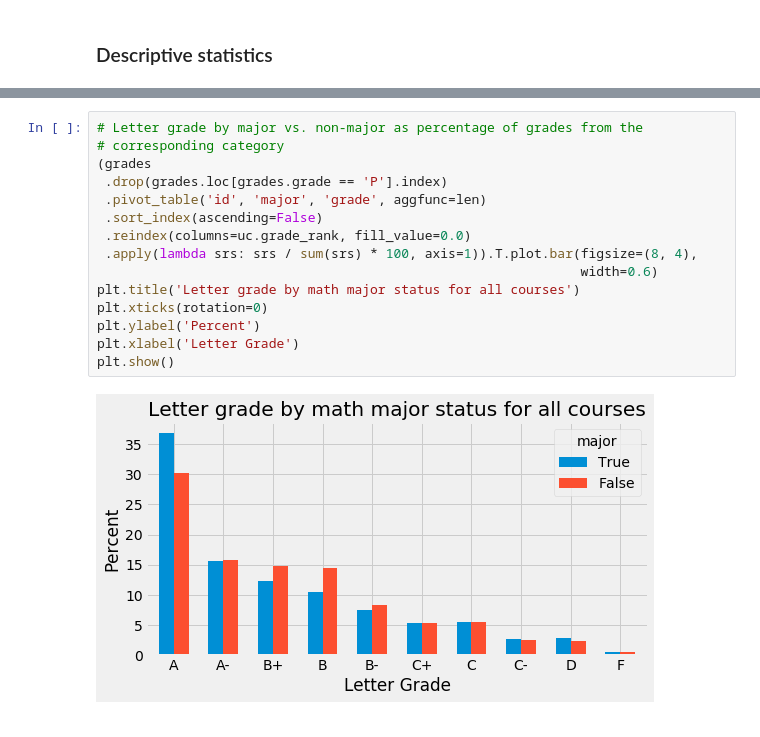
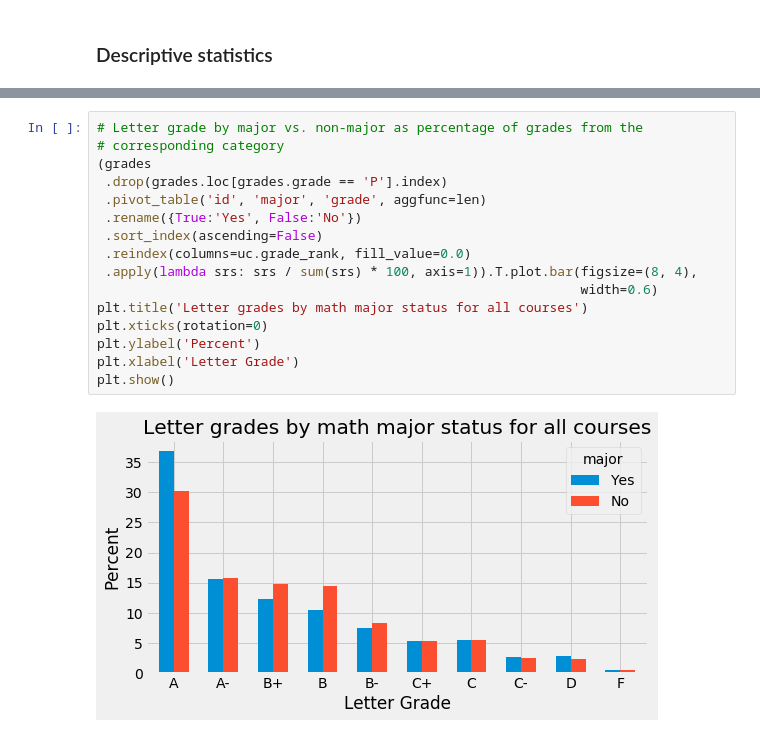
Before and after one commit to pmgasper/union_students, a Jupyter notebook: nb06_nonmajordata.ipynb, the cells around one changed output, grey strips where cells are left out. Cells and saved outputs as stored; diff of their text form.

```diff
--- a/nb06_nonmajordata.ipynb
+++ b/nb06_nonmajordata.ipynb
@@ -149,17 +190,18 @@ plt.show()
 # %%
 # Letter grade by major vs. non-major as percentage of grades from the
 # corresponding category
 (grades
  .drop(grades.loc[grades.grade == 'P'].index)
  .pivot_table('id', 'major', 'grade', aggfunc=len)
+ .rename({True:'Yes', False:'No'})
  .sort_index(ascending=False)
  .reindex(columns=uc.grade_rank, fill_value=0.0)
  .apply(lambda srs: srs / sum(srs) * 100, axis=1)).T.plot.bar(figsize=(8, 4),
                                                               width=0.6)
-plt.title('Letter grade by math major status for all courses')
+plt.title('Letter grades by math major status for all courses')
 plt.xticks(rotation=0)
 plt.ylabel('Percent')
 plt.xlabel('Letter Grade')
 plt.show()
 # %% [output]
-[figure, old version]
+[figure, new version]
```
Also changed, not shown: parts of 13 cells of this notebook.
